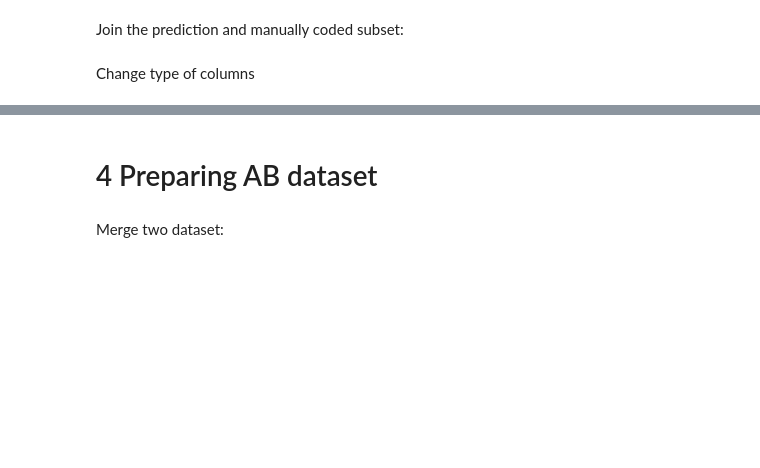
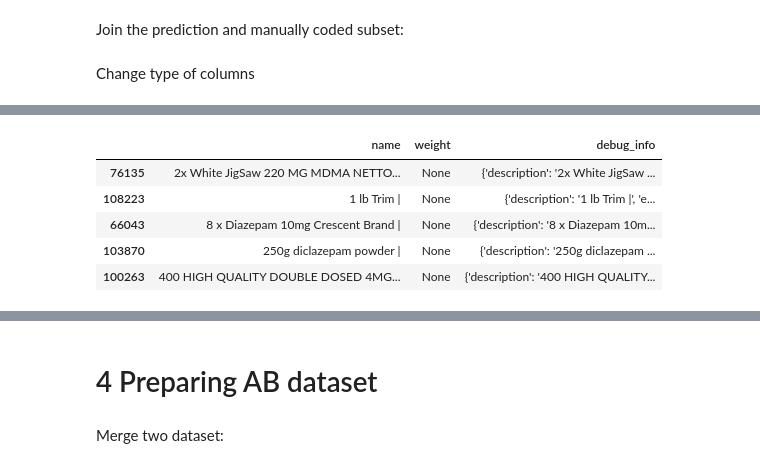
Before and after one commit to GregoryG3/Thesis, a Jupyter notebook: 3_Analysis.ipynb, the cells around one changed output, grey strips where cells are left out. Drawn from its saved outputs; the diff is of its cells as text; code cells hidden in the pictures; blank space fills up the shorter version.

```diff
--- a/3_Analysis.ipynb
+++ b/3_Analysis.ipynb
@@ -106,0 +200,5 @@ for col in tqdm(cols_to_convert, desc="Converting columns in full_dataset"):
+# %%
+# Inicjalizacja modelu i tokenizera GPT-3
+model_name = "EleutherAI/gpt-neo-2.7B"  # Możesz użyć innego modelu GPT-3 dostępnego na Hugging Face
+tokenizer = AutoTokenizer.from_pretrained(model_name)
+model = AutoModelForCausalLM.from_pretrained(model_name)
@@ -106,0 +211,40 @@ for col in tqdm(cols_to_convert, desc="Converting columns in full_dataset"):
+# %%
+# Funkcja do konwersji jednostek na gramy
+def convert_to_grams(weight, unit):
+    unit = unit.lower()
+    if unit in ['mg', 'milligram']:
+        return weight / 1000  # Przelicz mg na g
+    elif unit in ['kg', 'kilogram']:
+        return weight * 1000  # Przelicz kg na g
+    elif unit in ['lb', 'pound']:
+        return weight * 453.592  # Przelicz lb na g
+    return weight  # g już jest w gramach
+
+# Funkcja do ekstrakcji wag przy użyciu modelu GPT-3
+def extract_weight_gpt(description):
+    prompt = f"Extract the total weight in grams from the following product description: '{description}'"
+    inputs = tokenizer(prompt, return_tensors="pt", max_length=512, truncation=True)
+    outputs = model.generate(**inputs, max_new_tokens=50)
+    response = tokenizer.decode(outputs[0], skip_special_tokens=True)
+
+    debug_info = {"description": description, "extracted_text": response}
+
+    # Próbuj parsować wynik jako liczba
+    try:
+        weight = float(response.split()[0])
+    except (ValueError, IndexError):
+        weight = None
+
+    return weight, debug_info
+
+# Zastosowanie funkcji do DataFrame
+tqdm.pandas()
+sample_df['weight'], sample_df['debug_info'] = zip(*sample_df['name'].progress_apply(extract_weight_gpt))
+sample_df.head()
+# %% [output]
+|  | name | weight | debug_info |
+| 76135 | 2x White JigSaw 220 MG MDMA NETTO... | None | {'description': '2x White JigSaw ... |
+| 108223 | 1 lb Trim | | None | {'description': '1 lb Trim |', 'e... |
+| 66043 | 8 x Diazepam 10mg Crescent Brand | | None | {'description': '8 x Diazepam 10m... |
+| 103870 | 250g diclazepam powder | | None | {'description': '250g diclazepam ... |
+| 100263 | 400 HIGH QUALITY DOUBLE DOSED 4MG... | None | {'description': '400 HIGH QUALITY... |
```
Also changed, not shown: parts of 21 cells of this notebook.
